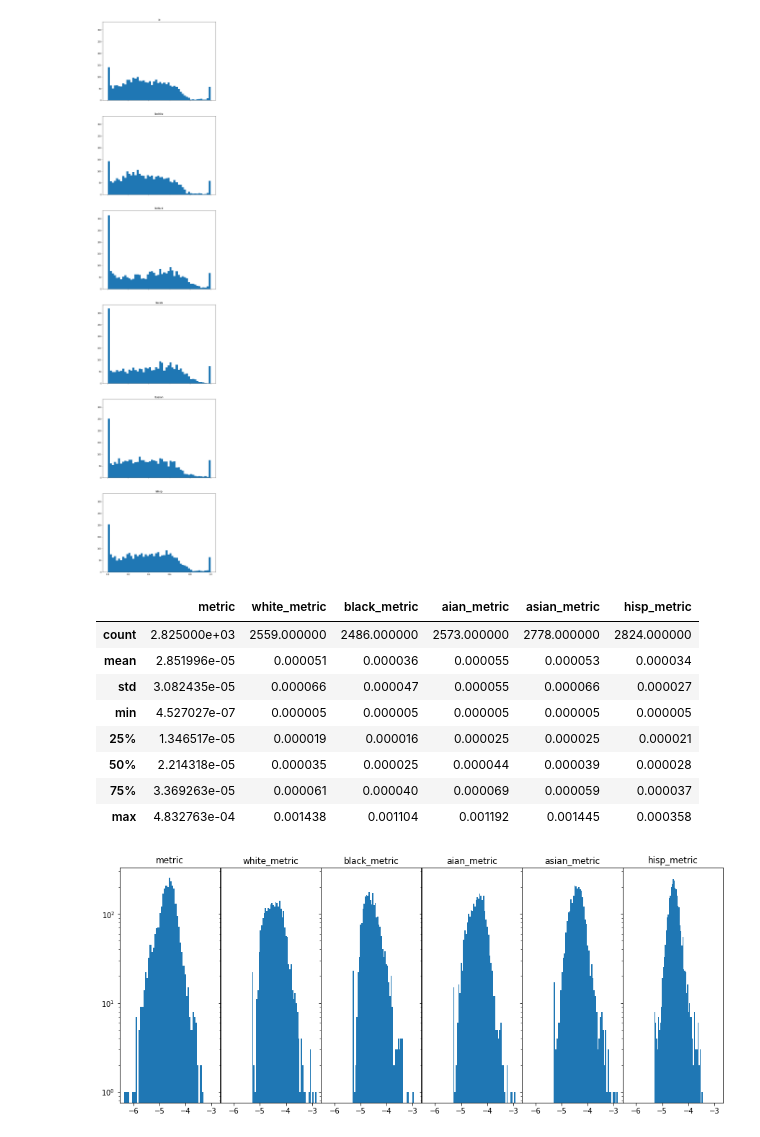
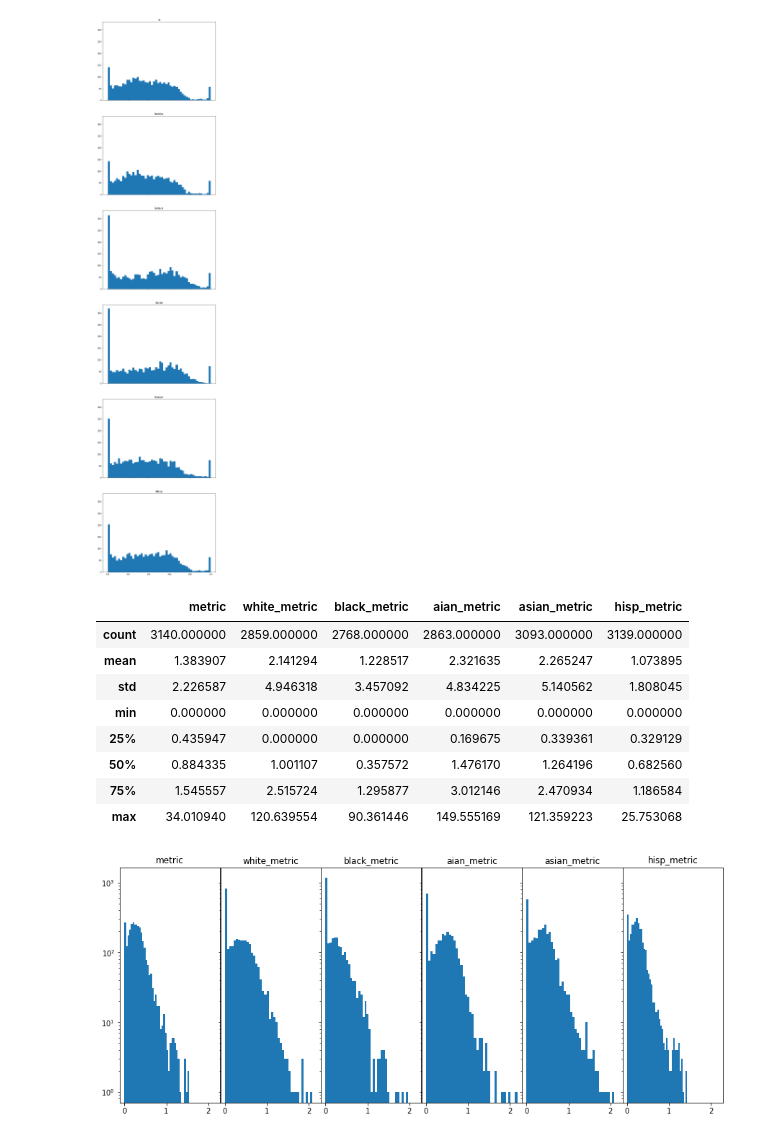
Before and after one commit to nick-knudsen/pocs-project, a Jupyter notebook: national_food_sources.ipynb, the cells around one changed output. Cells and saved outputs as stored; diff of their text form; code cells hidden in the pictures.

Commit message:
messing around with graphs

```diff
--- a/national_food_sources.ipynb
+++ b/national_food_sources.ipynb
@@ -351,9 +351,9 @@ plt.show()
 # metric calculation
 metric_by_race = ['white_metric','black_metric','aian_metric','asian_metric','hisp_metric']
 poverty_by_race = poverty_df.columns[2:7]
-overall_df['metric'] = abs((overall_df['LAPOP05_10']/overall_df['Pop2010']+0.05)*((overall_df['total_est']/100)+0.05)*((overall_df['Grocery']/overall_df['Pop2010'])+0.0001))
+overall_df['metric'] = abs(100000*(overall_df['LAPOP05_10']/overall_df['Pop2010'])*((overall_df['total_est']/100))*((overall_df['Grocery']/overall_df['Pop2010'])))
 for race, access, poverty in zip(metric_by_race, la_by_race, poverty_by_race):
-    overall_df[race] = abs(((overall_df[access]+0.05)*(overall_df[poverty]/100)+0.05)*((overall_df['Grocery']/overall_df["Pop2010"])+0.0001))
+    overall_df[race] = abs(100000*((overall_df[access])*(overall_df[poverty]/100))*((overall_df['Grocery']/overall_df["Pop2010"])))
 # %%
 overall_df[['metric', *metric_by_race]].describe()
 # log_metric = np.log10(overall_df['metric'].values)
@@ -362,21 +362,22 @@ overall_df[['metric', *metric_by_race]].describe()
 # plt.hist(exp_metric, bins=100)
 # %% [output]
 |  | metric | white_metric | black_metric | aian_metric | asian_metric | hisp_metric |
-| count | 2.825000e+03 | 2559.000000 | 2486.000000 | 2573.000000 | 2778.000000 | 2824.000000 |
-| mean | 2.851996e-05 | 0.000051 | 0.000036 | 0.000055 | 0.000053 | 0.000034 |
-| std | 3.082435e-05 | 0.000066 | 0.000047 | 0.000055 | 0.000066 | 0.000027 |
-| min | 4.527027e-07 | 0.000005 | 0.000005 | 0.000005 | 0.000005 | 0.000005 |
-| 25% | 1.346517e-05 | 0.000019 | 0.000016 | 0.000025 | 0.000025 | 0.000021 |
-| 50% | 2.214318e-05 | 0.000035 | 0.000025 | 0.000044 | 0.000039 | 0.000028 |
-| 75% | 3.369263e-05 | 0.000061 | 0.000040 | 0.000069 | 0.000059 | 0.000037 |
-| max | 4.832763e-04 | 0.001438 | 0.001104 | 0.001192 | 0.001445 | 0.000358 |
+| count | 3140.000000 | 2859.000000 | 2768.000000 | 2863.000000 | 3093.000000 | 3139.000000 |
+| mean | 1.383907 | 2.141294 | 1.228517 | 2.321635 | 2.265247 | 1.073895 |
+| std | 2.226587 | 4.946318 | 3.457092 | 4.834225 | 5.140562 | 1.808045 |
+| min | 0.000000 | 0.000000 | 0.000000 | 0.000000 | 0.000000 | 0.000000 |
+| 25% | 0.435947 | 0.000000 | 0.000000 | 0.169675 | 0.339361 | 0.329129 |
+| 50% | 0.884335 | 1.001107 | 0.357572 | 1.476170 | 1.264196 | 0.682560 |
+| 75% | 1.545557 | 2.515724 | 1.295877 | 3.012146 | 2.470934 | 1.186584 |
+| max | 34.010940 | 120.639554 | 90.361446 | 149.555169 | 121.359223 | 25.753068 |
 # %%
 fig, axs = plt.subplots(1,6, figsize=(15, 6), facecolor='w', edgecolor='k', sharex=True, sharey=True)
 fig.subplots_adjust(hspace = .5, wspace=.001)
+reg_vals = np.zeros(5)
 for i, metric in zip(range(6), ['metric',*metric_by_race]):
-    axs[i].hist(np.log10(overall_df[metric]), bins=50, log=True)
+    axs[i].hist(np.log10(overall_df[metric]+1), bins=40, log=True)
     axs[i].set_title(metric)
 
 plt.show()
 # %% [output]
-[figure, old version]
+[figure, new version]
```
Also changed, not shown: parts of 3 cells of this notebook, 3 other files.
